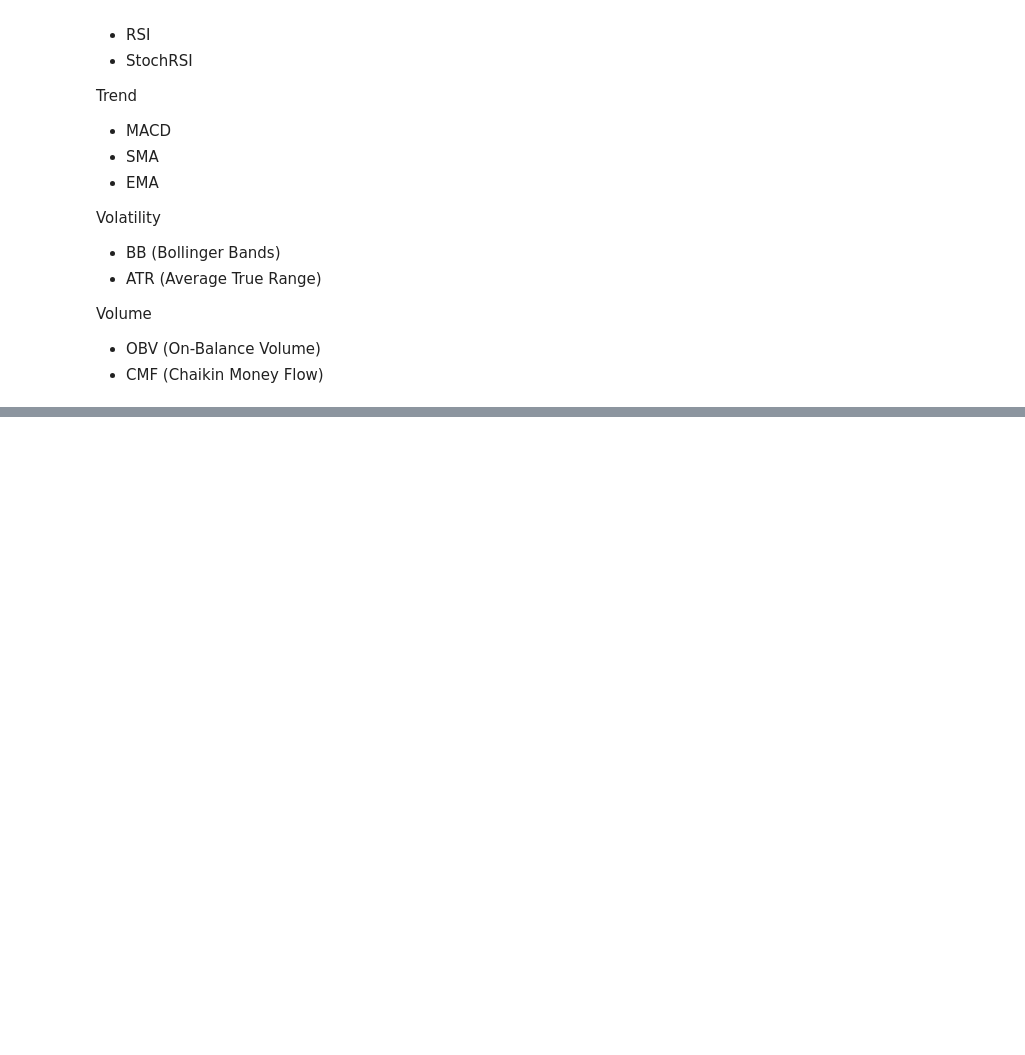
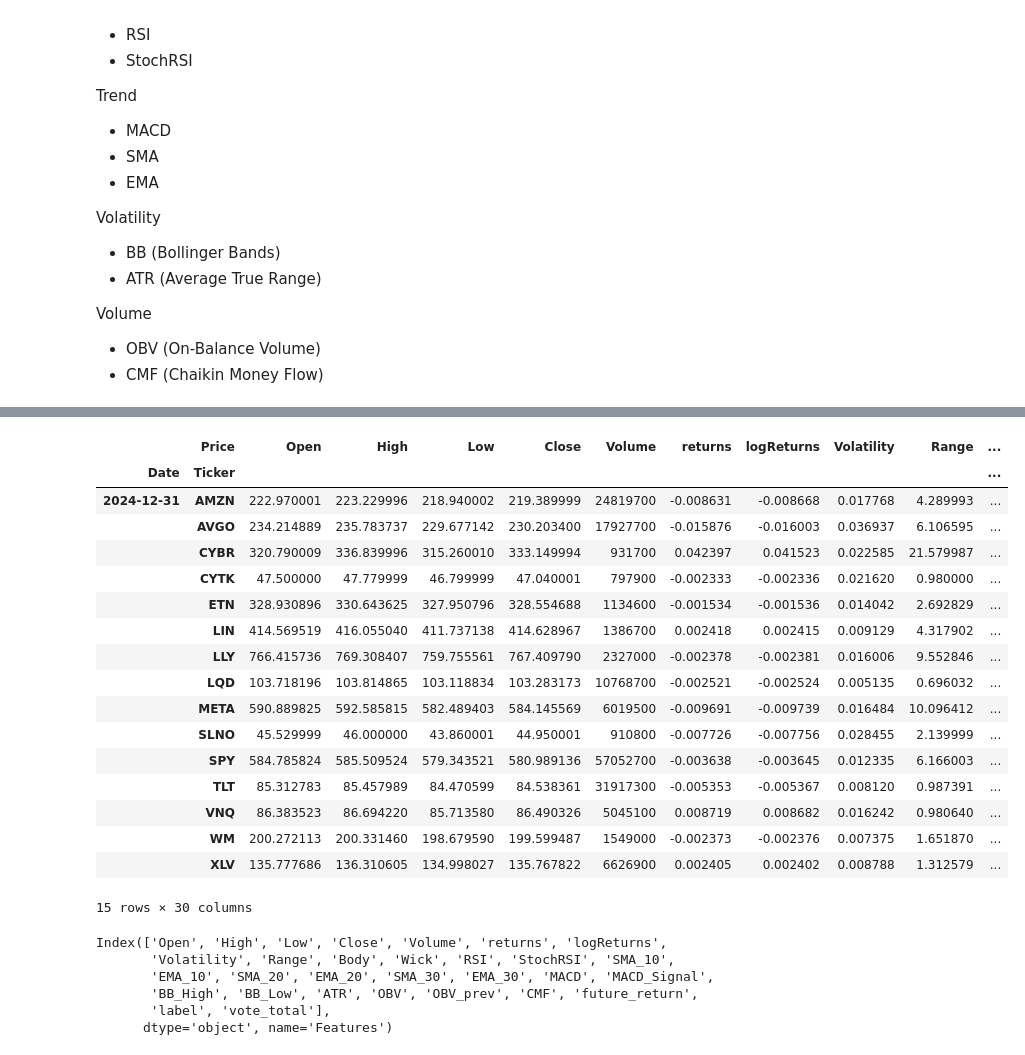
Before and after one commit to HellCatCruiser/AgenticTrader, a Jupyter notebook: data_cleaning/data_engineering.ipynb, the cells around one changed output, grey strips where cells are left out. Cells and saved outputs as stored; diff of their text form; code cells hidden in the pictures; blank space fills up the shorter version.

```diff
--- a/data_cleaning/data_engineering.ipynb
+++ b/data_cleaning/data_engineering.ipynb
@@ -174,0 +497,32 @@ def add_features(df):
+# %%
+df_labeled.groupby('label')['future_return'].mean()
+df_labeled.groupby("Ticker").tail(1)
+# %% [output]
+|  | Price | Open | High | Low | Close | Volume | returns | logReturns | Volatility | Range | ... |
+| Date | Ticker |  |  |  |  |  |  |  |  |  | ... |
+| 2024-12-31 | AMZN | 222.970001 | 223.229996 | 218.940002 | 219.389999 | 24819700 | -0.008631 | -0.008668 | 0.017768 | 4.289993 | ... |
+|  | AVGO | 234.214889 | 235.783737 | 229.677142 | 230.203400 | 17927700 | -0.015876 | -0.016003 | 0.036937 | 6.106595 | ... |
+|  | CYBR | 320.790009 | 336.839996 | 315.260010 | 333.149994 | 931700 | 0.042397 | 0.041523 | 0.022585 | 21.579987 | ... |
+|  | CYTK | 47.500000 | 47.779999 | 46.799999 | 47.040001 | 797900 | -0.002333 | -0.002336 | 0.021620 | 0.980000 | ... |
+|  | ETN | 328.930896 | 330.643625 | 327.950796 | 328.554688 | 1134600 | -0.001534 | -0.001536 | 0.014042 | 2.692829 | ... |
+|  | LIN | 414.569519 | 416.055040 | 411.737138 | 414.628967 | 1386700 | 0.002418 | 0.002415 | 0.009129 | 4.317902 | ... |
+|  | LLY | 766.415736 | 769.308407 | 759.755561 | 767.409790 | 2327000 | -0.002378 | -0.002381 | 0.016006 | 9.552846 | ... |
+|  | LQD | 103.718196 | 103.814865 | 103.118834 | 103.283173 | 10768700 | -0.002521 | -0.002524 | 0.005135 | 0.696032 | ... |
+|  | META | 590.889825 | 592.585815 | 582.489403 | 584.145569 | 6019500 | -0.009691 | -0.009739 | 0.016484 | 10.096412 | ... |
+|  | SLNO | 45.529999 | 46.000000 | 43.860001 | 44.950001 | 910800 | -0.007726 | -0.007756 | 0.028455 | 2.139999 | ... |
+|  | SPY | 584.785824 | 585.509524 | 579.343521 | 580.989136 | 57052700 | -0.003638 | -0.003645 | 0.012335 | 6.166003 | ... |
+|  | TLT | 85.312783 | 85.457989 | 84.470599 | 84.538361 | 31917300 | -0.005353 | -0.005367 | 0.008120 | 0.987391 | ... |
+|  | VNQ | 86.383523 | 86.694220 | 85.713580 | 86.490326 | 5045100 | 0.008719 | 0.008682 | 0.016242 | 0.980640 | ... |
+|  | WM | 200.272113 | 200.331460 | 198.679590 | 199.599487 | 1549000 | -0.002373 | -0.002376 | 0.007375 | 1.651870 | ... |
+|  | XLV | 135.777686 | 136.310605 | 134.998027 | 135.767822 | 6626900 | 0.002405 | 0.002402 | 0.008788 | 1.312579 | ... |
+15 rows × 30 columns
+# %%
+df_labeled.columns.name = "Features"
+print(df_labeled.columns)
+# %% [output]
+Index(['Open', 'High', 'Low', 'Close', 'Volume', 'returns', 'logReturns',
+       'Volatility', 'Range', 'Body', 'Wick', 'RSI', 'StochRSI', 'SMA_10',
+       'EMA_10', 'SMA_20', 'EMA_20', 'SMA_30', 'EMA_30', 'MACD', 'MACD_Signal',
+       'BB_High', 'BB_Low', 'ATR', 'OBV', 'OBV_prev', 'CMF', 'future_return',
+       'label', 'vote_total'],
+      dtype='object', name='Features')
```
Also changed, not shown: parts of 19 cells of this notebook, 1 other file.
